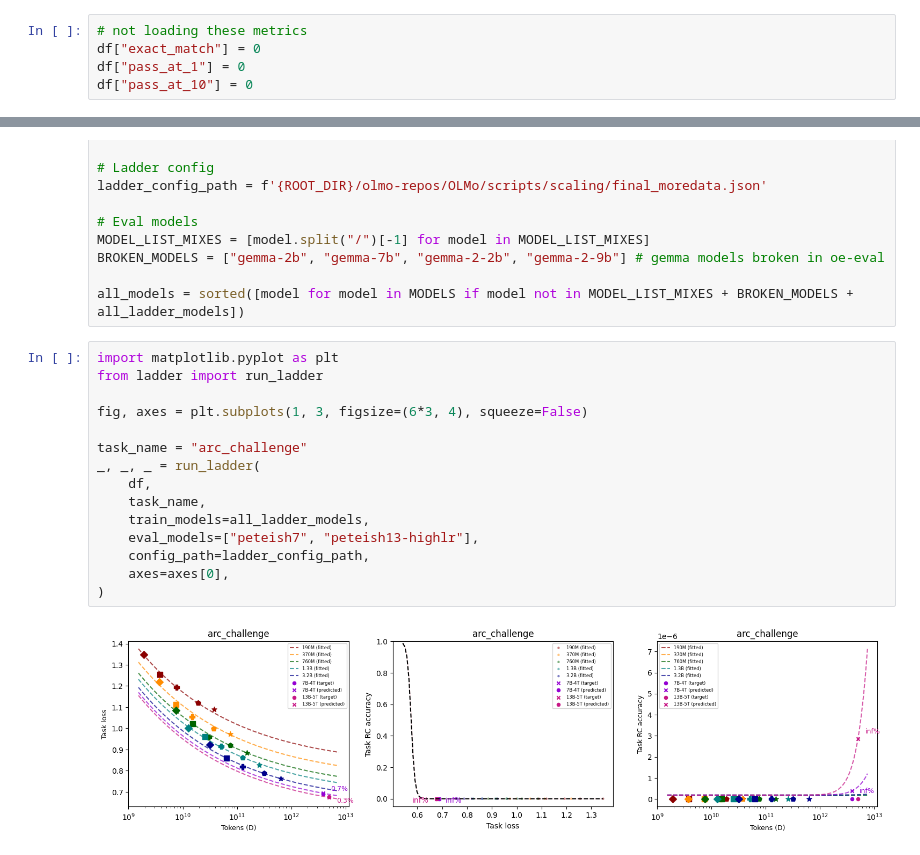
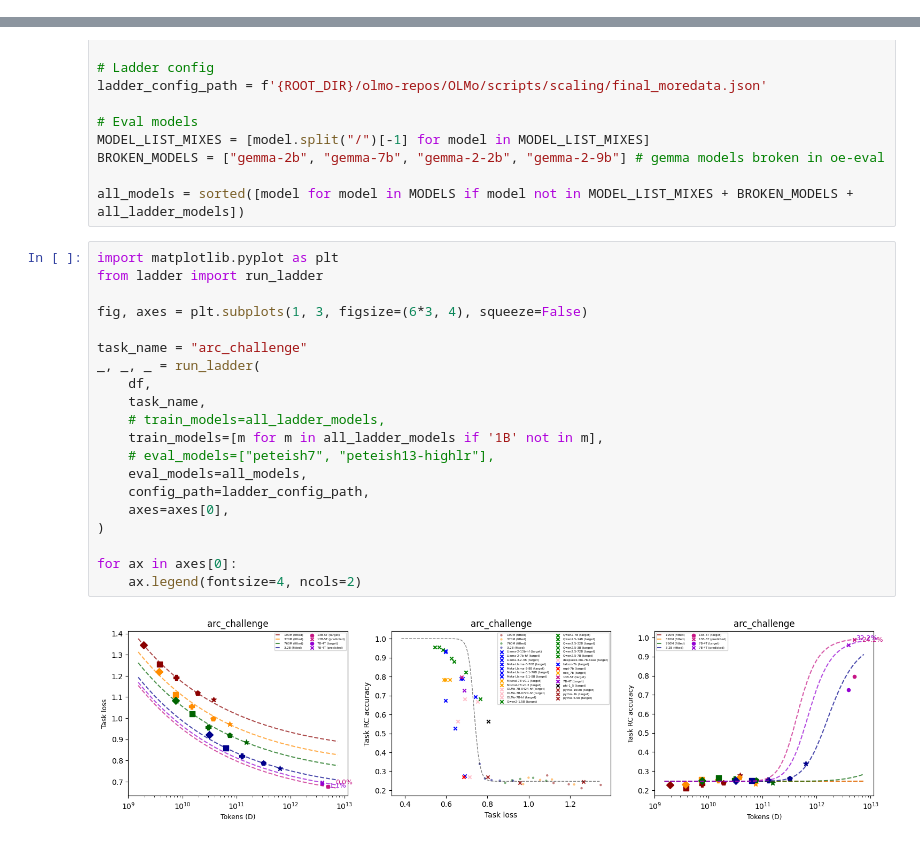
Before and after one commit to davidheineman/new-evals, a Jupyter notebook: analysis/notebooks/laddder_rc_mc.ipynb, the cells around one changed output, grey strips where cells are left out. Cells and saved outputs as stored; diff of their text form.

Commit message:
revise ian ladder

```diff
--- a/analysis/notebooks/laddder_rc_mc.ipynb
+++ b/analysis/notebooks/laddder_rc_mc.ipynb
@@ -49,11 +51,6 @@ MODELS = df.index.get_level_values('model').unique().to_list()
 MIXES  = df.index.get_level_values('mix').unique().to_list()
 STEPS  = df.index.get_level_values('step').unique().to_list()
 TASKS  = df.index.get_level_values('task').unique().to_list()
-# %%
-# not loading these metrics
-df["exact_match"] = 0
-df["pass_at_1"] = 0
-df["pass_at_10"] = 0
 # %% [markdown]
 ### Predicting RC with MC
 # %%
@@ -75,17 +72,22 @@ all_models = sorted([model for model in MODELS if model not in MODEL_LIST_MIXES
 # %%
 import matplotlib.pyplot as plt
 from ladder import run_ladder
 
 fig, axes = plt.subplots(1, 3, figsize=(6*3, 4), squeeze=False)
 
 task_name = "arc_challenge"
 _, _, _ = run_ladder(
     df,
     task_name,
-    train_models=all_ladder_models,
-    eval_models=["peteish7", "peteish13-highlr"],
+    # train_models=all_ladder_models,
+    train_models=[m for m in all_ladder_models if '1B' not in m],
+    # eval_models=["peteish7", "peteish13-highlr"],
+    eval_models=all_models,
     config_path=ladder_config_path,
     axes=axes[0],
 )
+
+for ax in axes[0]:
+    ax.legend(fontsize=4, ncols=2)
 # %% [output]
-[figure, old version]
+[figure, new version]
```
Also changed, not shown: parts of 2 cells of this notebook, 7 other files.
